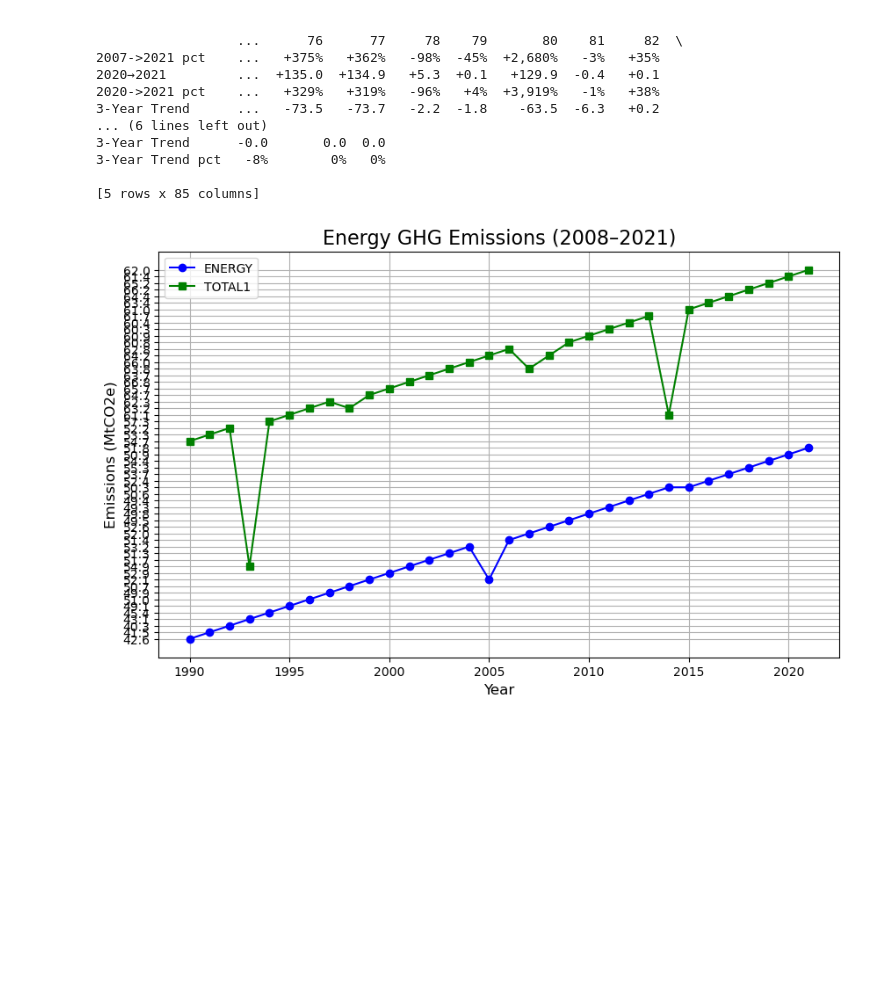
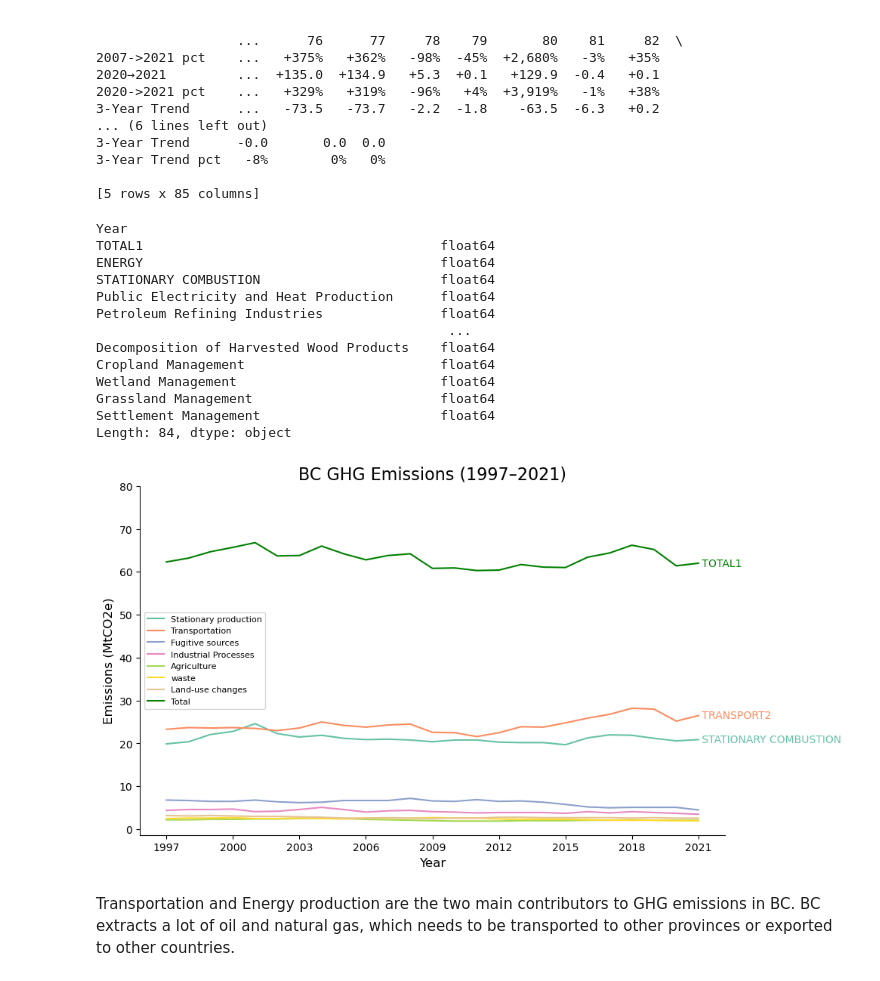
Before and after one commit to TuanTHoang/ECON-323-Group-Project, a Jupyter notebook: Carbon_Emissions_Clean.ipynb, the cells around one changed output. Drawn from its saved outputs; the diff is of its cells as text; code cells hidden in the pictures; blank space fills up the shorter version.

```diff
--- a/Carbon_Emissions_Clean.ipynb
+++ b/Carbon_Emissions_Clean.ipynb
@@ -67,27 +67,79 @@ print(data.tail())  # Preview the first few rows
 # %%
 # Create a DataFrame
 df = pd.DataFrame(data[:33])
 df.columns = df.iloc[0]  # Use the first row as column names
 
 df = df[1:]  # Drop the first row and reset index
 df.index = pd.to_numeric(df.index, errors='coerce')
+df = df.apply(pd.to_numeric, errors='coerce')
+df = df.loc[:, ~df.columns.duplicated()]
+# Filter for years 2000-2021
+df_filtered = df[(df.index >= 1997) & (df.index <= 2021)]
+df_filtered = df_filtered.apply(pd.to_numeric, errors="coerce")  # Convert all columns to numeric (NaN for non-numeric)
 
-# Filter for years 2000-2021
-df_filtered = df[(df.index >= 2008) & (df.index <= 2021)]
+# Recheck the DataFrame
+print(df_filtered.dtypes)  # Confirm all numeric types
 
-# Plot "ENERGY" vs "Year"
+
+# Plot 8 main sectors, total vs "Year"
+
 plt.figure(figsize=(10, 6))
-plt.plot(df.index, df["ENERGY"], marker='o', label="ENERGY", color="blue")
-plt.plot(df.index, df["TOTAL1"], marker='s', label="TOTAL1", color="green")
+
+plt.plot(df_filtered.index, df_filtered["STATIONARY COMBUSTION"], label="Stationary production", color="#66c2a5") #Energy Production
+plt.plot(df_filtered.index, df_filtered["TRANSPORT2"], label="Transportation", color="#fc8d62")
+plt.plot(df_filtered.index, df_filtered["FUGITIVE SOURCES"], label="Fugitive sources", color="#8da0cb")
+plt.plot(df_filtered.index, df_filtered["INDUSTRIAL PROCESSES AND PRODUCT USE (IPPU)"], label="Industrial Processes", color="#e78ac3")
+plt.plot(df_filtered.index, df_filtered["AGRICULTURE"], label="Agriculture", color="#a6d854")
+plt.plot(df_filtered.index, df_filtered["WASTE"], label="waste", color="#ffd92f")
+plt.plot(df_filtered.index, df_filtered["LAND-USE CHANGE"], label="Land-use changes", color="#e5c494")
+
+plt.plot(df_filtered.index, df_filtered["TOTAL1"] , label="Total", color="green")
 
 # Add labels, title, and legend
-plt.title("Energy GHG Emissions (2008–2021)", fontsize=16)
+plt.title("BC GHG Emissions (1997–2021)", fontsize=16)
 plt.xlabel("Year", fontsize=12)
 plt.ylabel("Emissions (MtCO2e)", fontsize=12)
-plt.legend()
-plt.grid(True)
+plt.legend(fontsize=8)
+
+# Add labels to the end of each line
+columns_to_label = ["TRANSPORT2", "TOTAL1", "STATIONARY COMBUSTION"]
+colors = ["#fc8d62", "green", "#66c2a5"]
+for col, color in zip(columns_to_label, colors):
+    columns_name = [{"TRANSPORT2" : "Transportation", "TOTAL1" : "Total", "STATIONARY COMBUSTION" : "Energy Production"}]
+    plt.text(
+        df.index[-1],            # X-coordinate: Last year in the index
+        df[col].iloc[-1],        # Y-coordinate: Last value in the column
+        f" {col}",               # Add some padding with the label
+        color=color,             # Use the same color as the line
+        fontsize=10,
+        verticalalignment="center",
+    )
+
+
+plt.yticks(ticks=range(0, 90, 10))
+plt.xticks(ticks=range(1997, 2024, 3))
+
+# Remove top and right spines
+ax = plt.gca()  # Get the current axis
+ax.spines['top'].set_visible(False)
+ax.spines['right'].set_visible(False)
 
 # Show the plot
 plt.show()
 # %% [output]
+Year
+TOTAL1                                      float64
+ENERGY                                      float64
+STATIONARY COMBUSTION                       float64
+Public Electricity and Heat Production      float64
+Petroleum Refining Industries               float64
+                                             ...
+Decomposition of Harvested Wood Products    float64
+Cropland Management                         float64
+Wetland Management                          float64
+Grassland Management                        float64
+Settlement Management                       float64
+Length: 84, dtype: object
-[figure, old version]
+[figure, new version]
+# %% [markdown]
+Transportation and Energy production are the two main contributors to GHG emissions in BC. BC extracts a lot of oil and natural gas, which needs to be transported to other provinces or exported to other countries.
```
